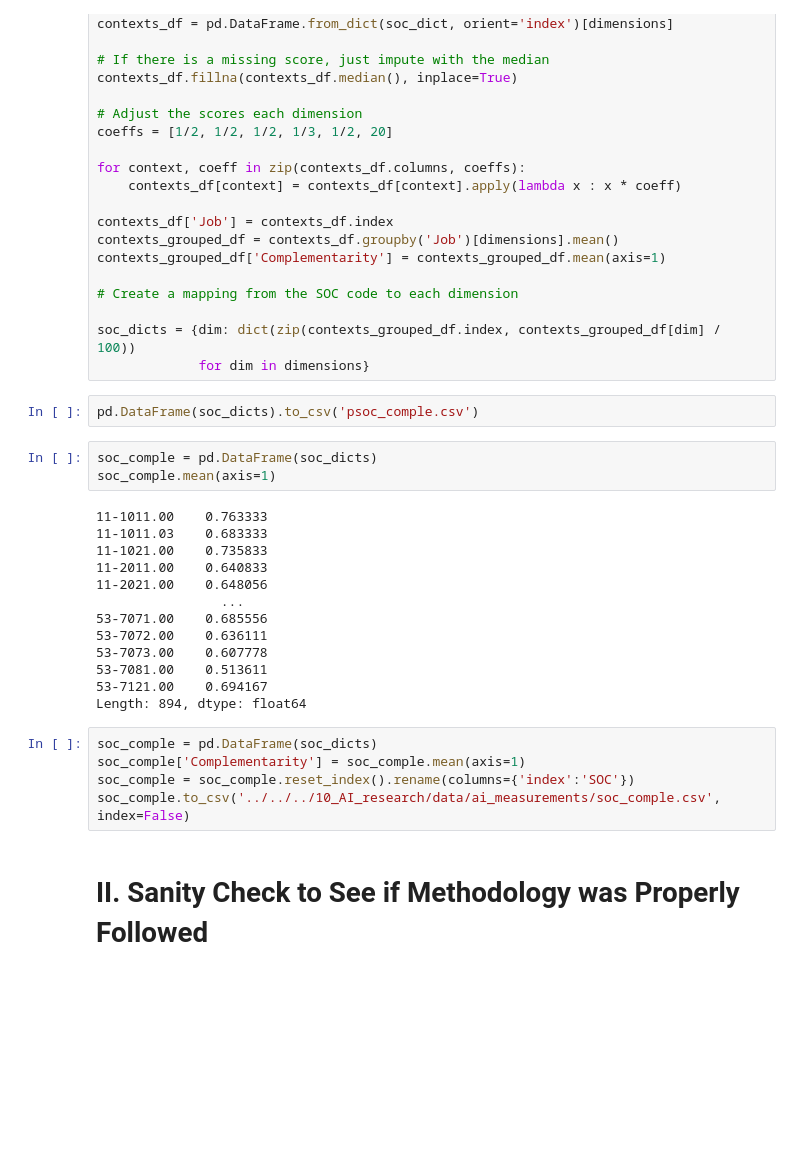
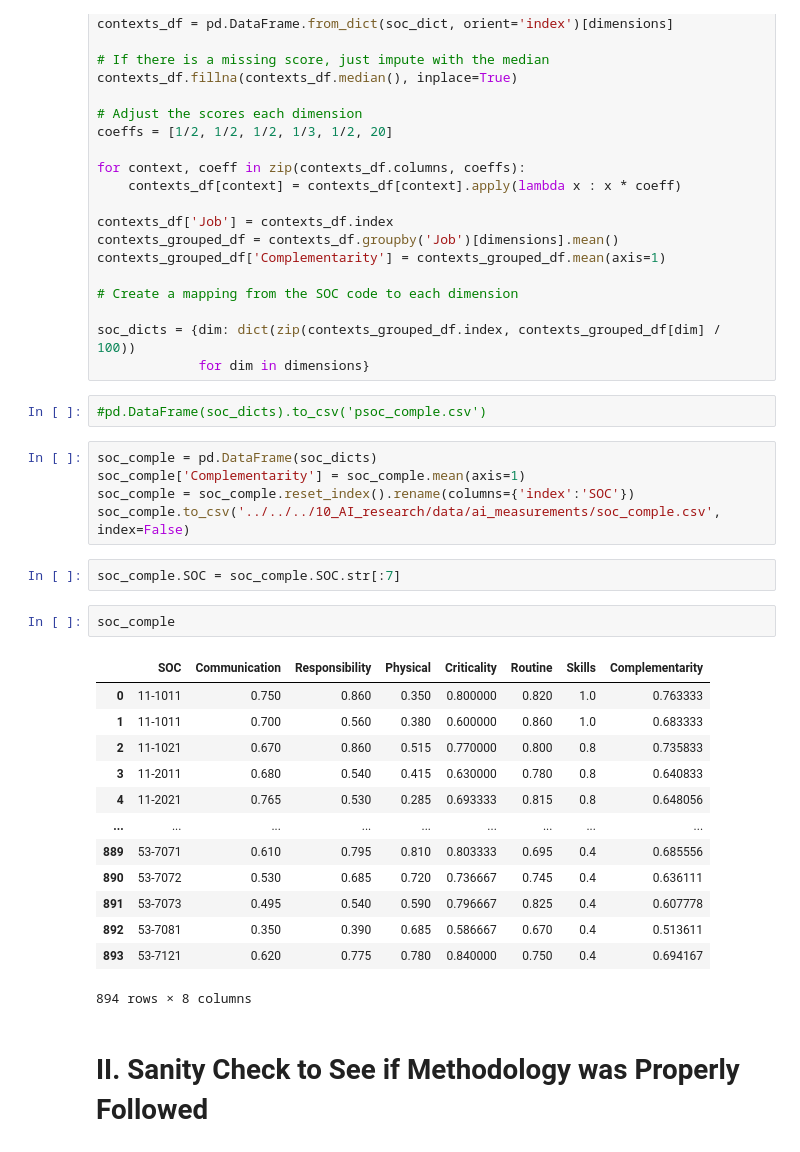
Before and after one commit to BSDSBA-JF/wadwani_intern, a Jupyter notebook: 01_mca_job_list/WorldBank/3_soc_comple/soc_comple.ipynb, the cells around one changed output. Drawn from its saved outputs; the diff is of its cells as text; blank space fills up the shorter version.

```diff
--- a/01_mca_job_list/WorldBank/3_soc_comple/soc_comple.ipynb
+++ b/01_mca_job_list/WorldBank/3_soc_comple/soc_comple.ipynb
@@ -119,28 +119,30 @@ contexts_grouped_df['Complementarity'] = contexts_grouped_df.mean(axis=1)
 soc_dicts = {dim: dict(zip(contexts_grouped_df.index, contexts_grouped_df[dim] / 100))
              for dim in dimensions}
 # %%
-pd.DataFrame(soc_dicts).to_csv('psoc_comple.csv')
+#pd.DataFrame(soc_dicts).to_csv('psoc_comple.csv')
-# %%
-soc_comple = pd.DataFrame(soc_dicts)
-soc_comple.mean(axis=1)
-# %% [output]
-11-1011.00    0.763333
-11-1011.03    0.683333
-11-1021.00    0.735833
-11-2011.00    0.640833
-11-2021.00    0.648056
-                ...
-53-7071.00    0.685556
-53-7072.00    0.636111
-53-7073.00    0.607778
-53-7081.00    0.513611
-53-7121.00    0.694167
-Length: 894, dtype: float64
 # %%
 soc_comple = pd.DataFrame(soc_dicts)
 soc_comple['Complementarity'] = soc_comple.mean(axis=1)
 soc_comple = soc_comple.reset_index().rename(columns={'index':'SOC'})
 soc_comple.to_csv('../../../10_AI_research/data/ai_measurements/soc_comple.csv', index=False)
+# %%
+soc_comple.SOC = soc_comple.SOC.str[:7]
+# %%
+soc_comple
+# %% [output]
+|  | SOC | Communication | Responsibility | Physical | Criticality | Routine | Skills | Complementarity |
+| 0 | 11-1011 | 0.750 | 0.860 | 0.350 | 0.800000 | 0.820 | 1.0 | 0.763333 |
+| 1 | 11-1011 | 0.700 | 0.560 | 0.380 | 0.600000 | 0.860 | 1.0 | 0.683333 |
+| 2 | 11-1021 | 0.670 | 0.860 | 0.515 | 0.770000 | 0.800 | 0.8 | 0.735833 |
+| 3 | 11-2011 | 0.680 | 0.540 | 0.415 | 0.630000 | 0.780 | 0.8 | 0.640833 |
+| 4 | 11-2021 | 0.765 | 0.530 | 0.285 | 0.693333 | 0.815 | 0.8 | 0.648056 |
+| ... | ... | ... | ... | ... | ... | ... | ... | ... |
+| 889 | 53-7071 | 0.610 | 0.795 | 0.810 | 0.803333 | 0.695 | 0.4 | 0.685556 |
+| 890 | 53-7072 | 0.530 | 0.685 | 0.720 | 0.736667 | 0.745 | 0.4 | 0.636111 |
+| 891 | 53-7073 | 0.495 | 0.540 | 0.590 | 0.796667 | 0.825 | 0.4 | 0.607778 |
+| 892 | 53-7081 | 0.350 | 0.390 | 0.685 | 0.586667 | 0.670 | 0.4 | 0.513611 |
+| 893 | 53-7121 | 0.620 | 0.775 | 0.780 | 0.840000 | 0.750 | 0.4 | 0.694167 |
+894 rows × 8 columns
 # %% [markdown]
 # II. Sanity Check to See if Methodology was Properly Followed
 # %% [markdown]
```
Also changed, not shown: parts of 4 cells of this notebook, 35 other files.
